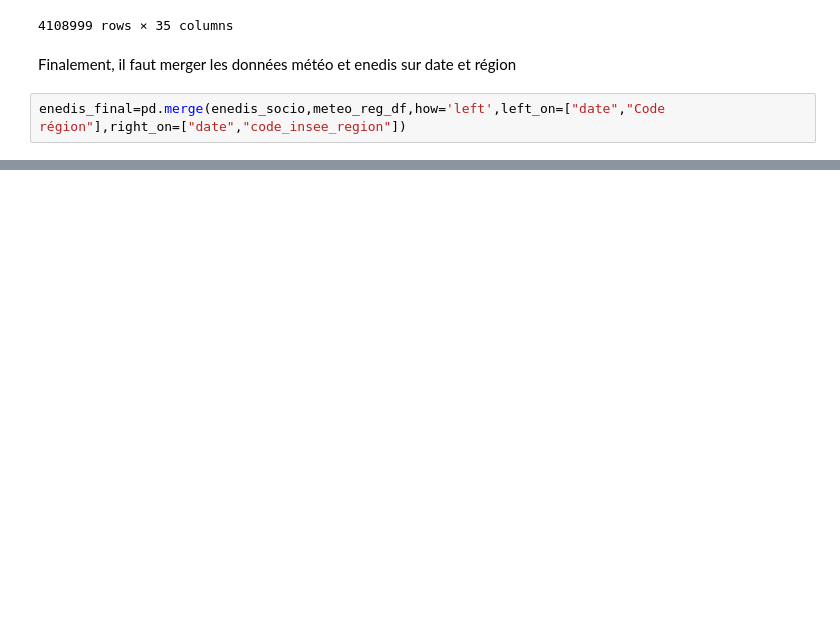
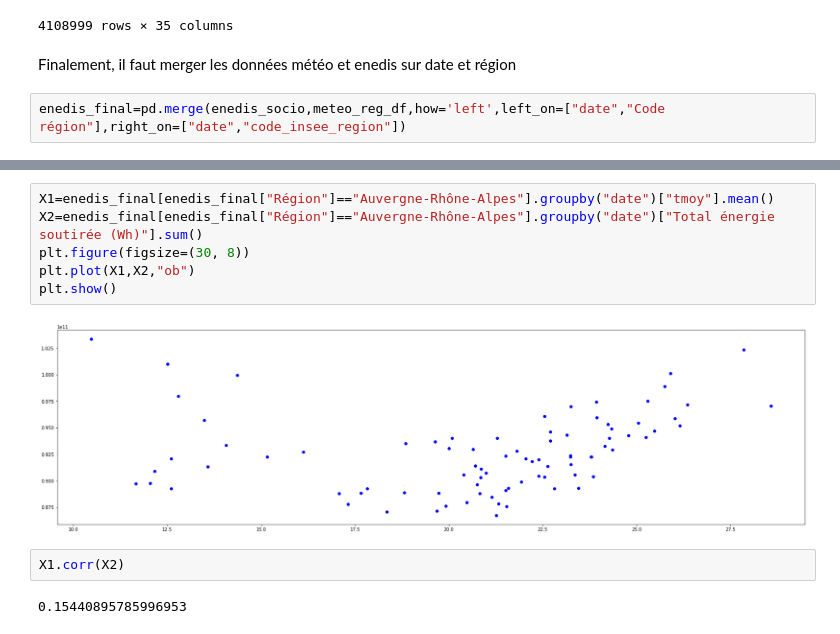
Before and after one commit to cominho/Stat-App, a Jupyter notebook: Stat desc.ipynb, the cells around one changed output, grey strips where cells are left out. Drawn from its saved outputs; the diff is of its cells as text; blank space fills up the shorter version.

```diff
--- a/Stat desc.ipynb
+++ b/Stat desc.ipynb
@@ -340,0 +344,12 @@ enedis_final=pd.merge(enedis_socio,meteo_reg_df,how='left',left_on=["date","Code
+# %%
+X1=enedis_final[enedis_final["Région"]=="Auvergne-Rhône-Alpes"].groupby("date")["tmoy"].mean()
+X2=enedis_final[enedis_final["Région"]=="Auvergne-Rhône-Alpes"].groupby("date")["Total énergie soutirée (Wh)"].sum()
+plt.figure(figsize=(30, 8))
+plt.plot(X1,X2,"ob")
+plt.show()
+# %% [output]
+[figure, added]
+# %%
+X1.corr(X2)
+# %% [output]
+0.15440895785996953
```
Also changed, not shown: parts of 31 cells of this notebook.
